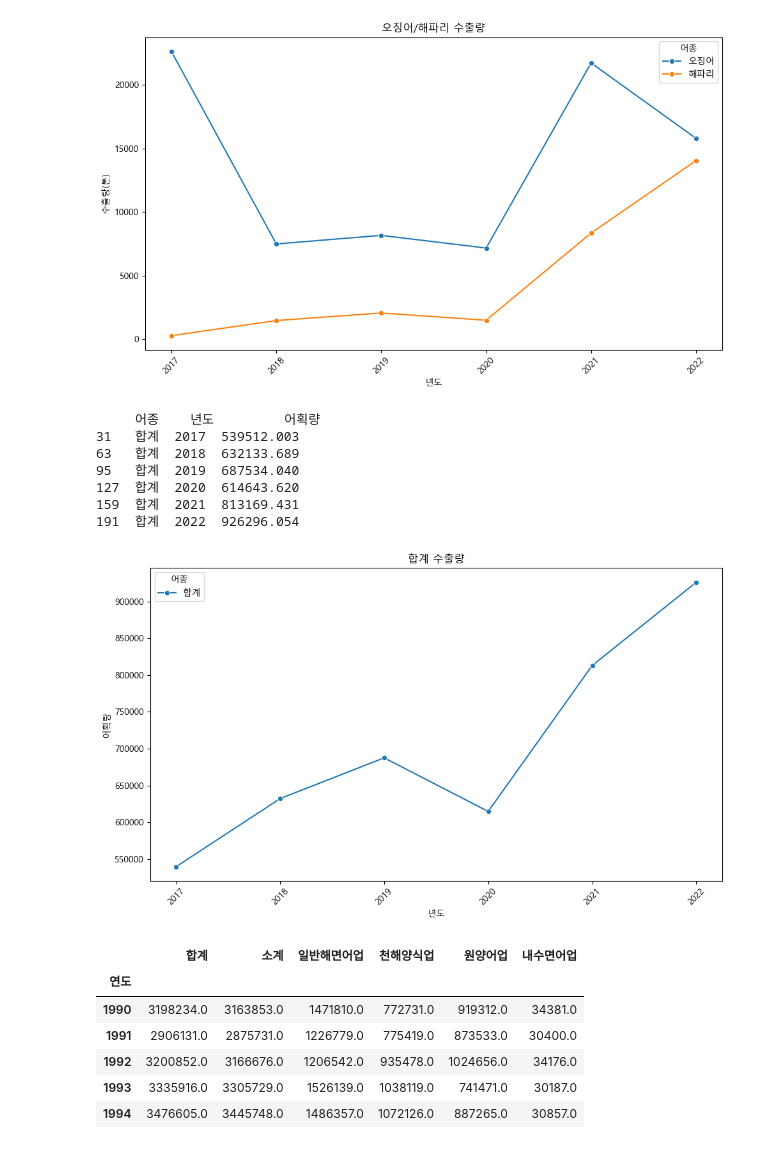
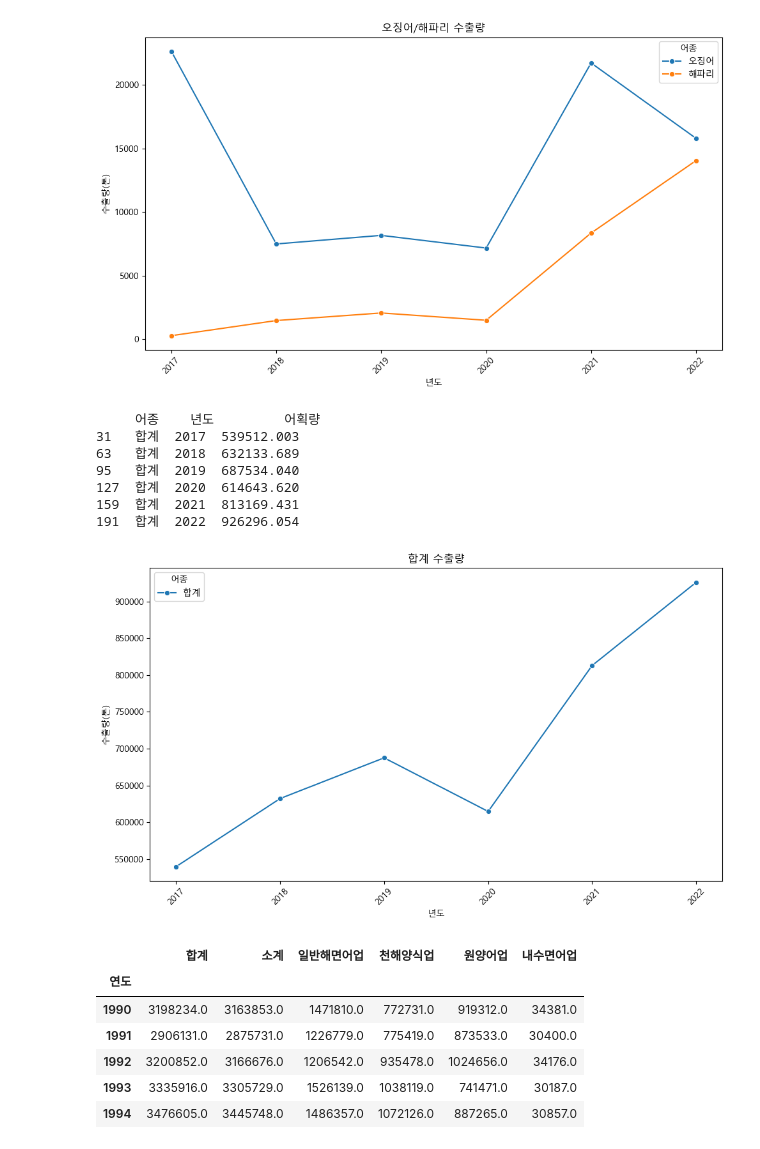
Before and after one commit to Songsungsang/Smart_Factory_Project_Data_Analysis, a Jupyter notebook: sea.ipynb, the cells around one changed output. Drawn from its saved outputs; the diff is of its cells as text; code cells hidden in the pictures.

```diff
--- a/sea.ipynb
+++ b/sea.ipynb
@@ -115,33 +115,33 @@ plt.show()
 # %%
 # 합계 라인 그래프
 export_reverse = export.reset_index().melt(id_vars = ['어종'], var_name = '년도', value_name = '어획량') # 데이터를 long format으로 변환
 #어종을 y축, 년도를 x축으로 세우기 위함
-jellyfish_data = export_reverse[export_reverse['어종'] == '합계'] # 해파리에 대한 데이터만
-print(jellyfish_data)
+jellyfish_export = export_reverse[export_reverse['어종'] == '합계'] # 전체 합계 그래프
+print(jellyfish_export)
 
 # 선 그래프 그리기
 plt.figure(figsize=(10, 6))
-sns.lineplot(data=jellyfish_data, x = '년도', y = '어획량', hue = '어종', marker = 'o')
+sns.lineplot(data=jellyfish_export, x = '년도', y = '어획량', hue = '어종', marker = 'o')
 
 # 그래프 꾸미기
 plt.title('합계 수출량')
 plt.xlabel('년도')
 plt.ylabel('수출량(톤)')
 plt.xticks(rotation = 45)  # x축 년도 레이블 회전
 #plt.legend(title='어종')
 
 # 그래프 표시
 plt.tight_layout()
 plt.show()
 # %% [output]
      어종    년도         어획량
 31   합계  2017  539512.003
 63   합계  2018  632133.689
 95   합계  2019  687534.040
 127  합계  2020  614643.620
 159  합계  2021  813169.431
 191  합계  2022  926296.054
-[figure, old version]
+[figure, new version]
 # %%
 total_produce = pd.read_excel('./data/어업_생산량.xlsx', index_col=0)  # 첫번째 열(연도)을 인덱스로 생산량 데이터 읽기
 # %%
```
Also changed, not shown: parts of 17 cells of this notebook, 3 other files.
